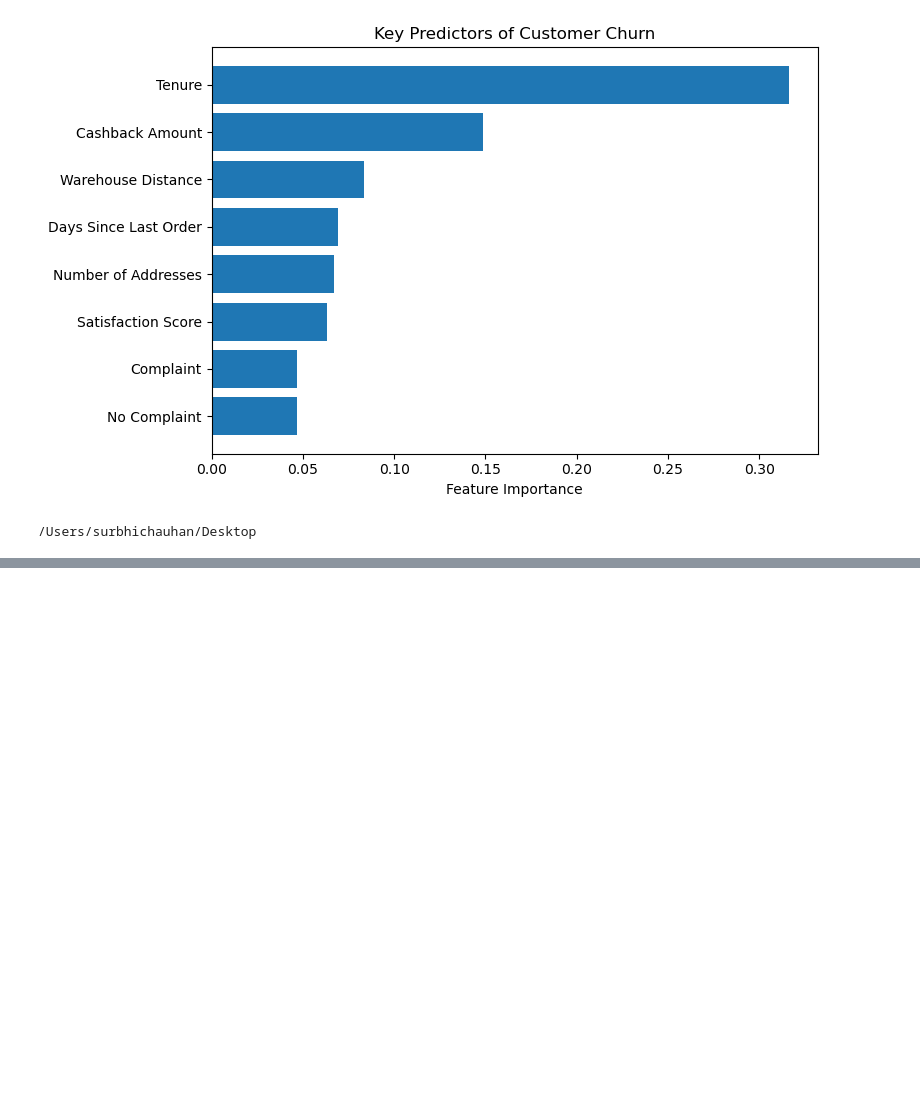
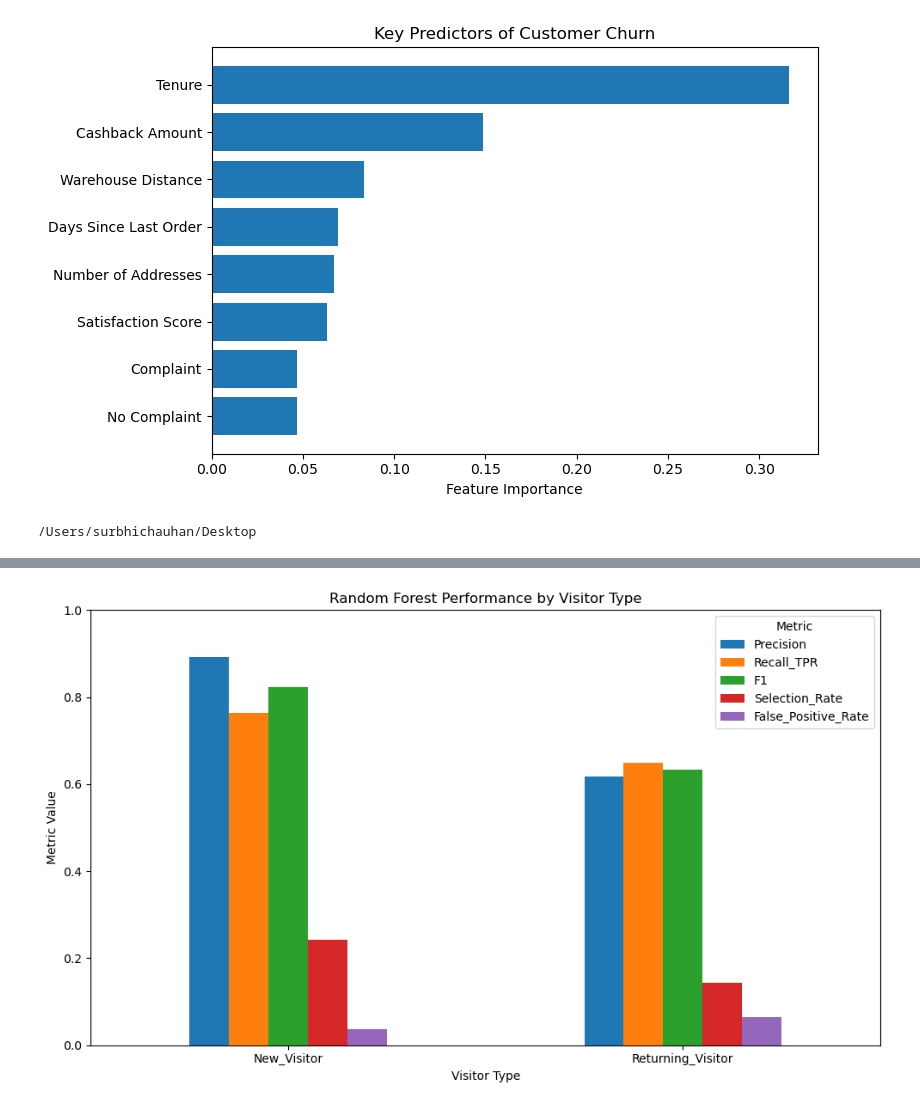
Before and after one commit to surbhi0410/ecommerce-customer-analytics, a Jupyter notebook: ecommerce_customer_analytics.ipynb, the cells around one changed output, grey strips where cells are left out. Drawn from its saved outputs; the diff is of its cells as text; code cells hidden in the pictures; blank space fills up the shorter version.

```diff
--- a/ecommerce_customer_analytics.ipynb
+++ b/ecommerce_customer_analytics.ipynb
@@ -871,0 +1452,37 @@ print([
+# %%
+# ---------------------------------------------------------
+# FAIRNESS / SUBGROUP PERFORMANCE FIGURE
+# ---------------------------------------------------------
+
+# Exclude "Other" from the visual comparison because the group
+# contains only 13 test observations and zero positive cases.
+fairness_plot = metric_frame.by_group.loc[
+    ["New_Visitor", "Returning_Visitor"],
+    ["Precision", "Recall_TPR", "F1",
+     "Selection_Rate", "False_Positive_Rate"]
+]
+
+ax = fairness_plot.plot(
+    kind="bar",
+    figsize=(10, 6)
+)
+
+plt.title(
+    "Random Forest Performance by Visitor Type"
+)
+plt.xlabel("Visitor Type")
+plt.ylabel("Metric Value")
+plt.ylim(0, 1)
+plt.xticks(rotation=0)
+plt.legend(title="Metric")
+plt.tight_layout()
+
+plt.savefig(
+    "shopping_fairness_by_visitor_type.png",
+    dpi=300,
+    bbox_inches="tight"
+)
+
+plt.show()
+# %% [output]
+[figure, added]
```
Also changed, not shown: parts of 15 cells of this notebook.
